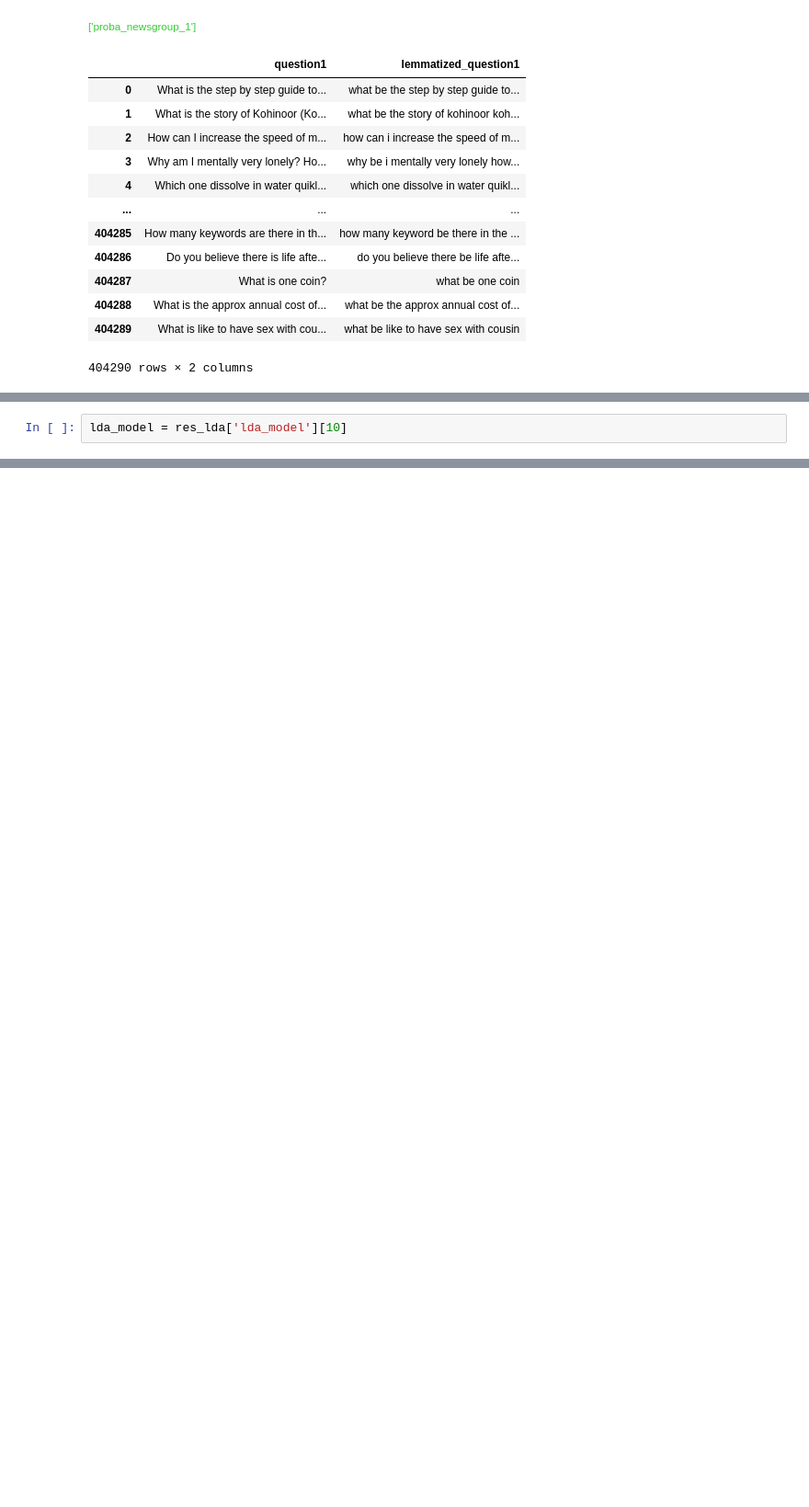
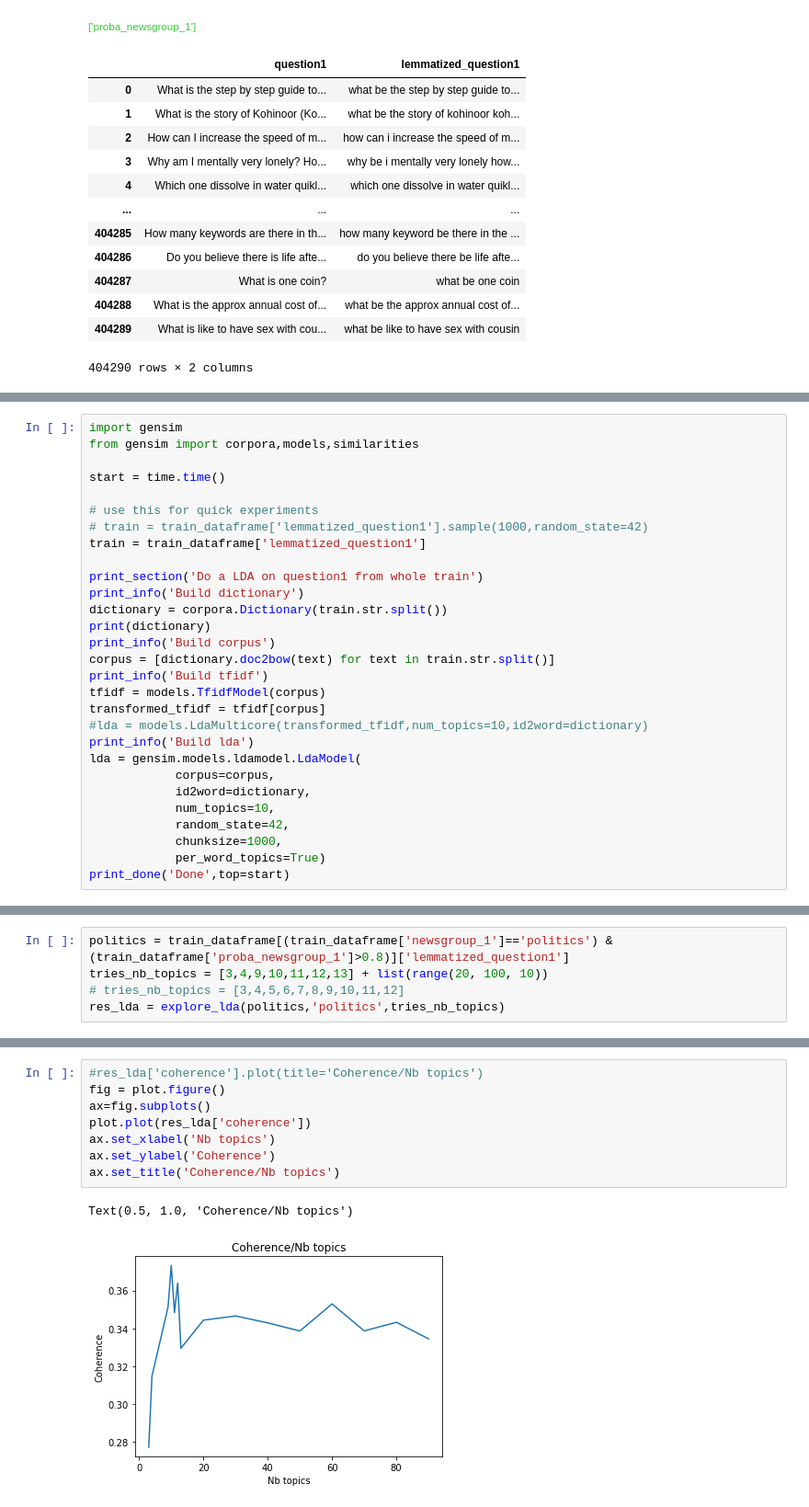
Before and after one commit to acharroux/QuoraPairs, a Jupyter notebook: BruteForce/visualisation_LDA.ipynb, the cells around one changed output, grey strips where cells are left out. Shown at 92% size. Cells and saved outputs as stored; diff of their text form; blank space fills up the shorter version.

```diff
--- a/BruteForce/visualisation_LDA.ipynb
+++ b/BruteForce/visualisation_LDA.ipynb
@@ -232,2 +142,0 @@ OK default value 10 is the best number of topics ...
-# %%
-lda_model = res_lda['lda_model'][10]
@@ -296,0 +147,29 @@ Loading BokehJS ...
+# %%
+import gensim
+from gensim import corpora,models,similarities
+
+start = time.time()
+
+# use this for quick experiments
+# train = train_dataframe['lemmatized_question1'].sample(1000,random_state=42)
+train = train_dataframe['lemmatized_question1']
+
+print_section('Do a LDA on question1 from whole train')
+print_info('Build dictionary')
+dictionary = corpora.Dictionary(train.str.split())
+print(dictionary)
+print_info('Build corpus')
+corpus = [dictionary.doc2bow(text) for text in train.str.split()]
+print_info('Build tfidf')
+tfidf = models.TfidfModel(corpus)
+transformed_tfidf = tfidf[corpus]
+#lda = models.LdaMulticore(transformed_tfidf,num_topics=10,id2word=dictionary)
+print_info('Build lda')
+lda = gensim.models.ldamodel.LdaModel(
+            corpus=corpus,
+            id2word=dictionary,
+            num_topics=10,
+            random_state=42,
+            chunksize=1000,
+            per_word_topics=True)
+print_done('Done',top=start)
@@ -296,0 +254,5 @@ Loading BokehJS ...
+# %%
+politics = train_dataframe[(train_dataframe['newsgroup_1']=='politics') & (train_dataframe['proba_newsgroup_1']>0.8)]['lemmatized_question1']
+tries_nb_topics = [3,4,9,10,11,12,13] + list(range(20, 100, 10))
+# tries_nb_topics = [3,4,5,6,7,8,9,10,11,12]
+res_lda = explore_lda(politics,'politics',tries_nb_topics)
@@ -296,0 +292,11 @@ Loading BokehJS ...
+# %%
+#res_lda['coherence'].plot(title='Coherence/Nb topics')
+fig = plot.figure()
+ax=fig.subplots()
+plot.plot(res_lda['coherence'])
+ax.set_xlabel('Nb topics')
+ax.set_ylabel('Coherence')
+ax.set_title('Coherence/Nb topics')
+# %% [output]
+Text(0.5, 1.0, 'Coherence/Nb topics')
+[figure, added]
```
Also changed, not shown: parts of 39 cells of this notebook, 4 other files.
